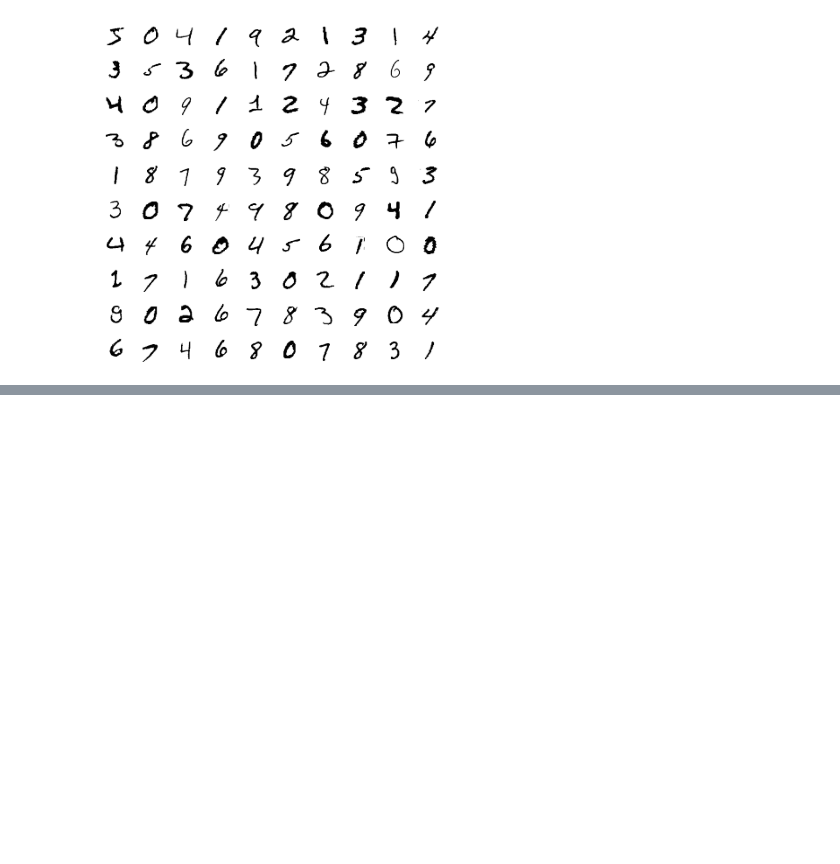
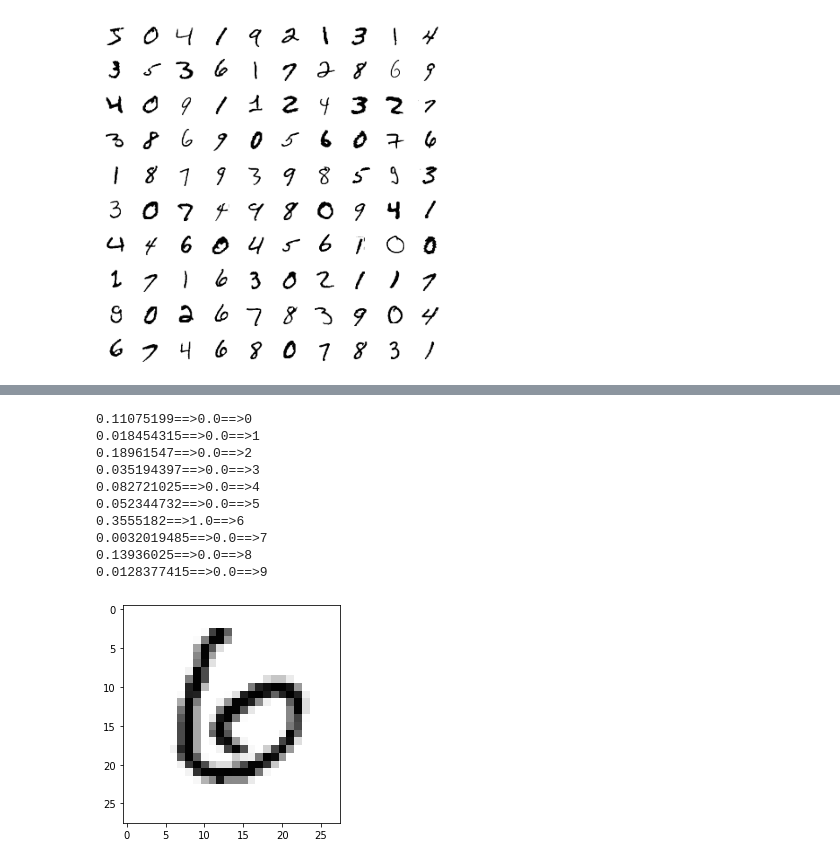
Before and after one commit to makaron42/omleto, a Jupyter notebook: gud.ipynb, the cells around one changed output, grey strips where cells are left out. Cells and saved outputs as stored; diff of their text form; code cells hidden in the pictures; blank space fills up the shorter version.

```diff
--- a/gud.ipynb
+++ b/gud.ipynb
@@ -64,3 +44,12 @@ with open('model_params.json', 'w') as f:
     f.write(model.to_json())
 
 model.save_weights('model_weigths.h5')
+# %%
+# load model
+
+with open('model_params.json', 'r') as f:
+    loaded_model = keras.models.model_from_json(f.read())
+
+loaded_model.load_weights('model_weigths.h5')
+# %%
+load_test = loaded_model.predict(X_valid_L)
@@ -66,0 +58,20 @@ model.save_weights('model_weigths.h5')
+# %%
+n = 11
+
+for ind, par in enumerate(load_test[n]):
+    print(par, y_valid[n][ind], ind, sep='==>')
+
+plt.imshow(X_valid[n], cmap='Greys')
+plt.show()
+# %% [output]
+0.11075199==>0.0==>0
+0.018454315==>0.0==>1
+0.18961547==>0.0==>2
+0.035194397==>0.0==>3
+0.082721025==>0.0==>4
+0.052344732==>0.0==>5
+0.3555182==>1.0==>6
+0.0032019485==>0.0==>7
+0.13936025==>0.0==>8
+0.0128377415==>0.0==>9
+[figure, added]
```
Also changed, not shown: parts of 5 cells of this notebook, 1 other file.
